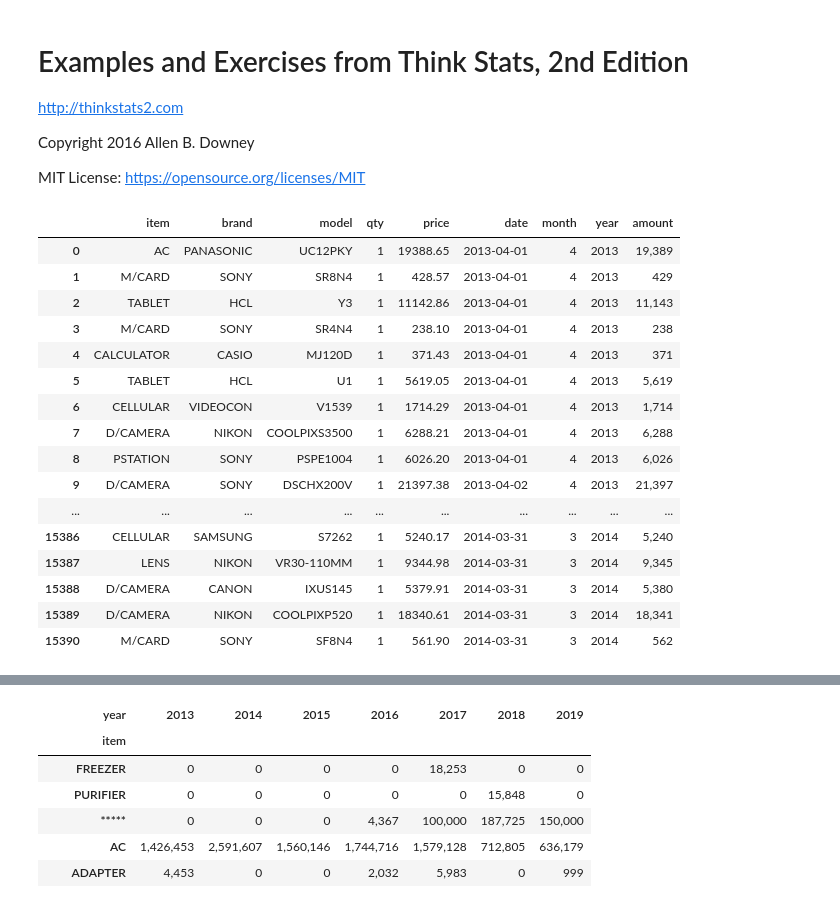
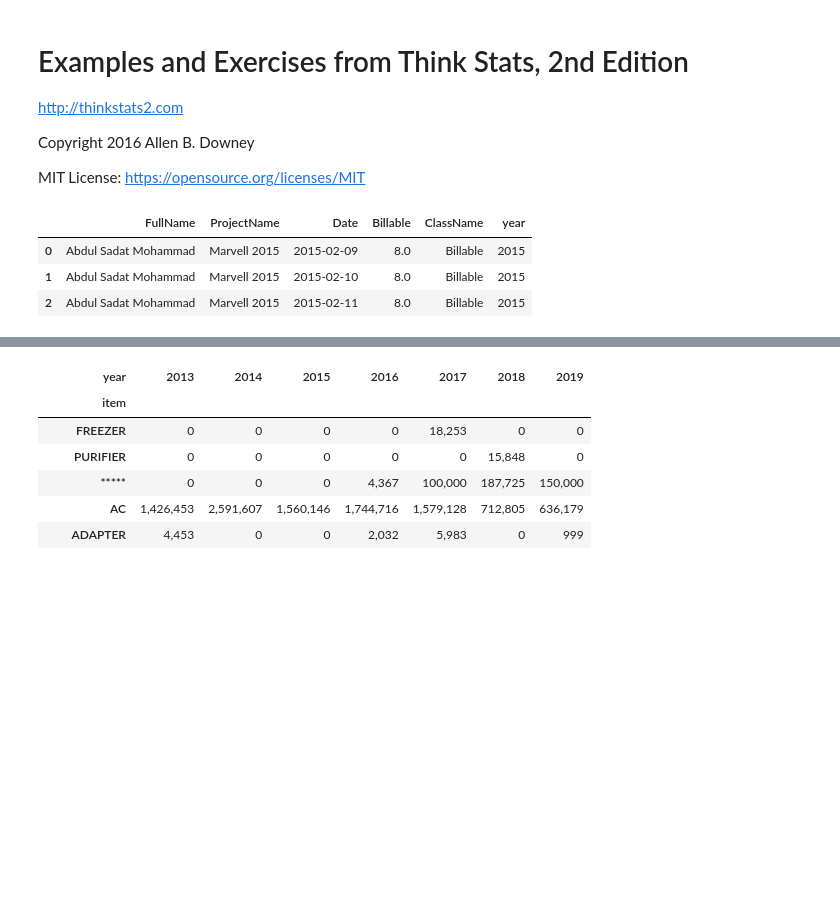
Before and after one commit to capitalch/python, a Jupyter notebook: ThinkStats2/code/chap01ex.ipynb, the cells around one changed output, grey strips where cells are left out. Cells and saved outputs as stored; diff of their text form; code cells hidden in the pictures; blank space fills up the shorter version.

```diff
--- a/ThinkStats2/code/chap01ex.ipynb
+++ b/ThinkStats2/code/chap01ex.ipynb
@@ -11,45 +11,66 @@ from __future__ import print_function, division
 import nsfg
 # %%
 import pandas as pd
-import sqlanydb
 from string import Template
+import pyodbc
 
-mydf1 = pd.read_csv('mydata/test.txt')
-sql = '''select item, brand, model, qty, price, "date"
-    from bill_memo key join bill_memo_product
-        key join inv_main
-            key join product
-                order by "date" '''
-def getconn(db):
-    return sqlanydb.connect(uid='dba', pwd='sql', eng='server', dbn=db, host='kushserver' )
+sql_conn = pyodbc.connect('''DRIVER={ODBC Driver 13 for SQL Server};
+                            SERVER=zye0dz8stg.database.windows.net;
+                            DATABASE=TimeDB;
+                            UID=netwovensa;
+                            PWD=Reallongpass1''')
+query = '''select FullName, ProjectName, Date=CAST(Date AS DATE),
+Billable=SUM(ActualWorkBillable), c.ClassName
+	from NWTA_TimeSheet t
+		join NWTA_Resource r
+			on r.ResourceUID = t.OwnerResourceUID
+		join NWTA_TimesheetLine l
+			on l.TimesheetUID = t.TimesheetUID
 
-def get_amount(row):
-    a=  (float(row['qty']) * float(row['price']))
-    return(a)
-    #return ("{:,}".format(a))
+		join NWTA_TimesheetClass c
+			on l.ClassID = c.TimesheetClassID
 
-pd.options.display.float_format = '{:,.0f}'.format
+		join NWTA_TimesheetActual a
+			on a.TimesheetLineUID = l.TimesheetLineUID
+		join NWTA_Assignment n
+			on n.AssignmentUID = l.AssignmentUID
+		join NWTA_Task s
+			on s.TaskUID = n.TaskUID
+		join NWTA_Project pr
+			on pr.ProjectUID = s.ProjectUID
 
-dfa = pd.read_sql_query(sql, getconn('capi2013'))
-dfa['month'] = pd.to_datetime(dfa['date']).dt.month
-dfa['year'] =  pd.to_datetime(dfa['date']).dt.year
-dfa['amount'] =  dfa.apply(get_amount, axis=1) # return ("{:,}".format(number))
-dfa
+		where ActualWorkBillable > 0
+		GROUP by r.FullName, ProjectName, Date, ClassName
+	order by r.FullName, Date'''
+df = pd.read_sql(query, sql_conn)
+df['year'] =  pd.to_datetime(df['Date']).dt.year
+p = df.pivot_table( index='FullName', columns='year', values='Billable', aggfunc=sum, fill_value=0)
+p.to_excel('c:/hours.xlsx')
+df.head(3)
+
+# mydf1 = pd.read_csv('mydata/test.txt')
+# sql = '''select item, brand, model, qty, price, "date"
+#     from bill_memo key join bill_memo_product
+#         key join inv_main
+#             key join product
+#                 order by "date" '''
+# def getconn(db):
+#     return sqlanydb.connect(uid='dba', pwd='sql', eng='server', dbn=db, host='kushserver' )
+
+# def get_amount(row):
+#     a=  (float(row['qty']) * float(row['price']))
+#     return(a)
+#     #return ("{:,}".format(a))
+
+# pd.options.display.float_format = '{:,.0f}'.format
+
+# dfa = pd.read_sql_query(sql, getconn('capi2013'))
+# dfa['month'] = pd.to_datetime(dfa['date']).dt.month
+# dfa['year'] =  pd.to_datetime(dfa['date']).dt.year
+# dfa['amount'] =  dfa.apply(get_amount, axis=1) # return ("{:,}".format(number))
+# dfa
 # %% [output]
-|  | item | brand | model | qty | price | date | month | year | amount |
-| 0 | AC | PANASONIC | UC12PKY | 1 | 19388.65 | 2013-04-01 | 4 | 2013 | 19,389 |
-| 1 | M/CARD | SONY | SR8N4 | 1 | 428.57 | 2013-04-01 | 4 | 2013 | 429 |
-| 2 | TABLET | HCL | Y3 | 1 | 11142.86 | 2013-04-01 | 4 | 2013 | 11,143 |
-| 3 | M/CARD | SONY | SR4N4 | 1 | 238.10 | 2013-04-01 | 4 | 2013 | 238 |
-| 4 | CALCULATOR | CASIO | MJ120D | 1 | 371.43 | 2013-04-01 | 4 | 2013 | 371 |
-| 5 | TABLET | HCL | U1 | 1 | 5619.05 | 2013-04-01 | 4 | 2013 | 5,619 |
-| 6 | CELLULAR | VIDEOCON | V1539 | 1 | 1714.29 | 2013-04-01 | 4 | 2013 | 1,714 |
-| 7 | D/CAMERA | NIKON | COOLPIXS3500 | 1 | 6288.21 | 2013-04-01 | 4 | 2013 | 6,288 |
-| 8 | PSTATION | SONY | PSPE1004 | 1 | 6026.20 | 2013-04-01 | 4 | 2013 | 6,026 |
-| 9 | D/CAMERA | SONY | DSCHX200V | 1 | 21397.38 | 2013-04-02 | 4 | 2013 | 21,397 |
-| ... | ... | ... | ... | ... | ... | ... | ... | ... | ... |
-| 15386 | CELLULAR | SAMSUNG | S7262 | 1 | 5240.17 | 2014-03-31 | 3 | 2014 | 5,240 |
-| 15387 | LENS | NIKON | VR30-110MM | 1 | 9344.98 | 2014-03-31 | 3 | 2014 | 9,345 |
-| 15388 | D/CAMERA | CANON | IXUS145 | 1 | 5379.91 | 2014-03-31 | 3 | 2014 | 5,380 |
-| 15389 | D/CAMERA | NIKON | COOLPIXP520 | 1 | 18340.61 | 2014-03-31 | 3 | 2014 | 18,341 |
-| 15390 | M/CARD | SONY | SF8N4 | 1 | 561.90 | 2014-03-31 | 3 | 2014 | 562 |
+|  | FullName | ProjectName | Date | Billable | ClassName | year |
+| 0 | Abdul Sadat Mohammad | Marvell 2015 | 2015-02-09 | 8.0 | Billable | 2015 |
+| 1 | Abdul Sadat Mohammad | Marvell 2015 | 2015-02-10 | 8.0 | Billable | 2015 |
+| 2 | Abdul Sadat Mohammad | Marvell 2015 | 2015-02-11 | 8.0 | Billable | 2015 |
```
Also changed, not shown: parts of 3 cells of this notebook.
